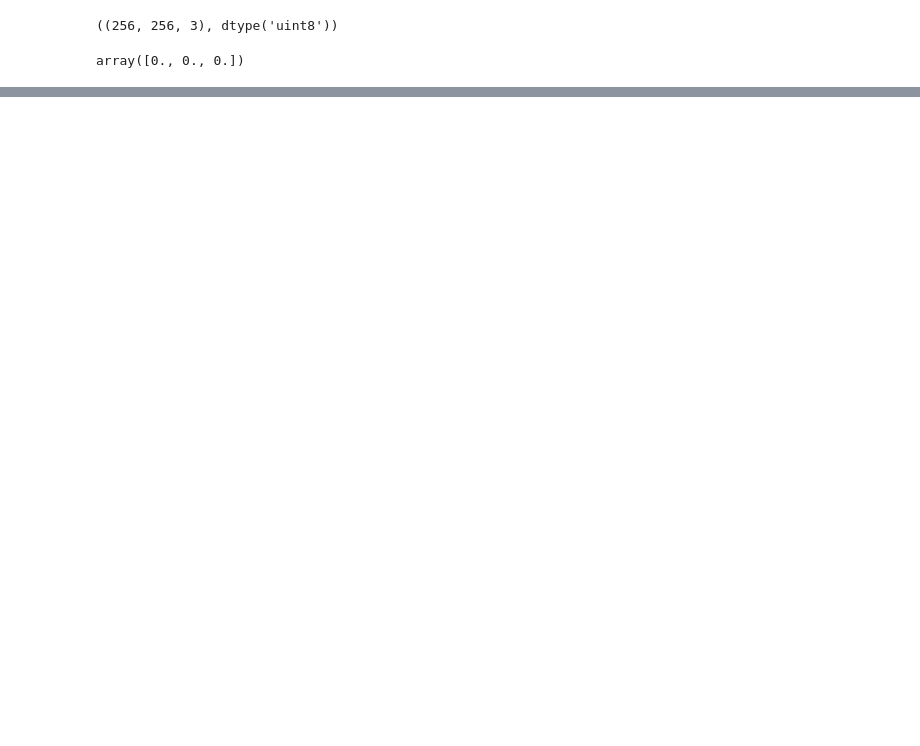
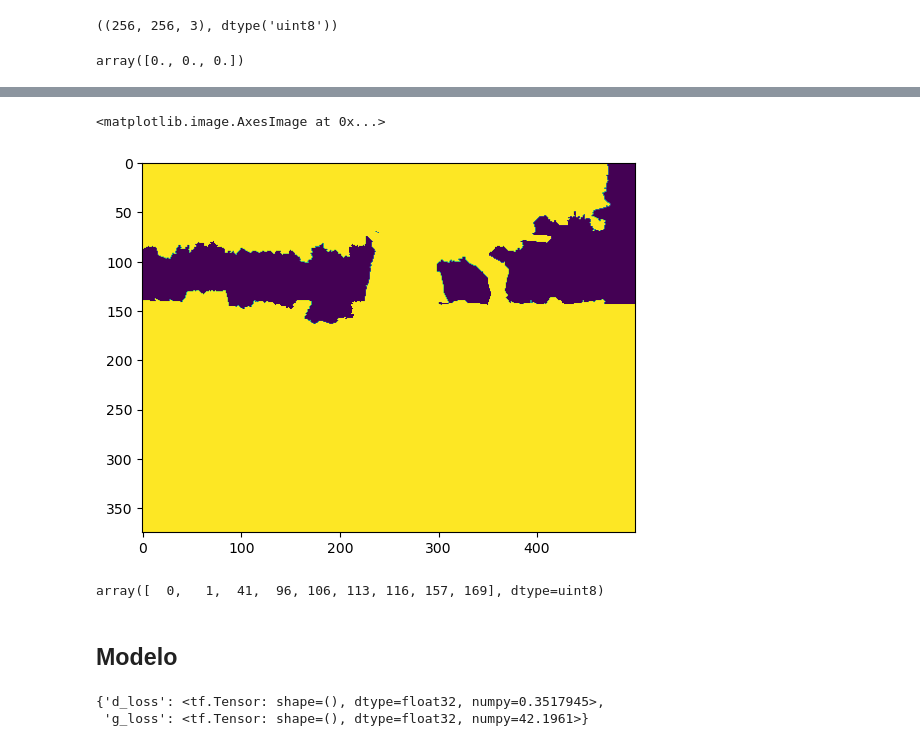
Before and after one commit to teaching-FEEC/dgm-2024.2, a Jupyter notebook: projetos/Semantic-Compression/semantic-compression/notebook/teste_gato.ipynb, the cells around one changed output, grey strips where cells are left out. Cells and saved outputs as stored; diff of their text form; code cells hidden in the pictures; blank space fills up the shorter version.

Commit message:
model classes

```diff
--- a/projetos/Semantic-Compression/semantic-compression/notebook/teste_gato.ipynb
+++ b/projetos/Semantic-Compression/semantic-compression/notebook/teste_gato.ipynb
@@ -131,0 +282,3 @@ ValueError: Inputs have incompatible shapes. Received shapes (16, 16, 128) and (
+# %%
+mat = scipy.io.loadmat('../cocostuff-10k-v1.1(1)/annotations/COCO_train2014_000000000077.mat')
+mat
@@ -131,0 +303,13 @@ ValueError: Inputs have incompatible shapes. Received shapes (16, 16, 128) and (
+# %%
+x = mat['S'].copy()
+x[x != 169] = 255
+plt.imshow(x)
+# %% [output]
+<matplotlib.image.AxesImage at 0x...>
+[figure, added]
+# %%
+np.unique(mat['S'])
+# %% [output]
+array([  0,   1,  41,  96, 106, 113, 116, 157, 169], dtype=uint8)
+# %% [markdown]
+## Modelo
@@ -131,0 +406,5 @@ ValueError: Inputs have incompatible shapes. Received shapes (16, 16, 128) and (
+# %%
+gan.train_step(tf.convert_to_tensor(np.array([x])))
+# %% [output]
+{'d_loss': <tf.Tensor: shape=(), dtype=float32, numpy=0.3517945>,
+ 'g_loss': <tf.Tensor: shape=(), dtype=float32, numpy=42.1961>}
```
Also changed, not shown: parts of 48 cells of this notebook.
